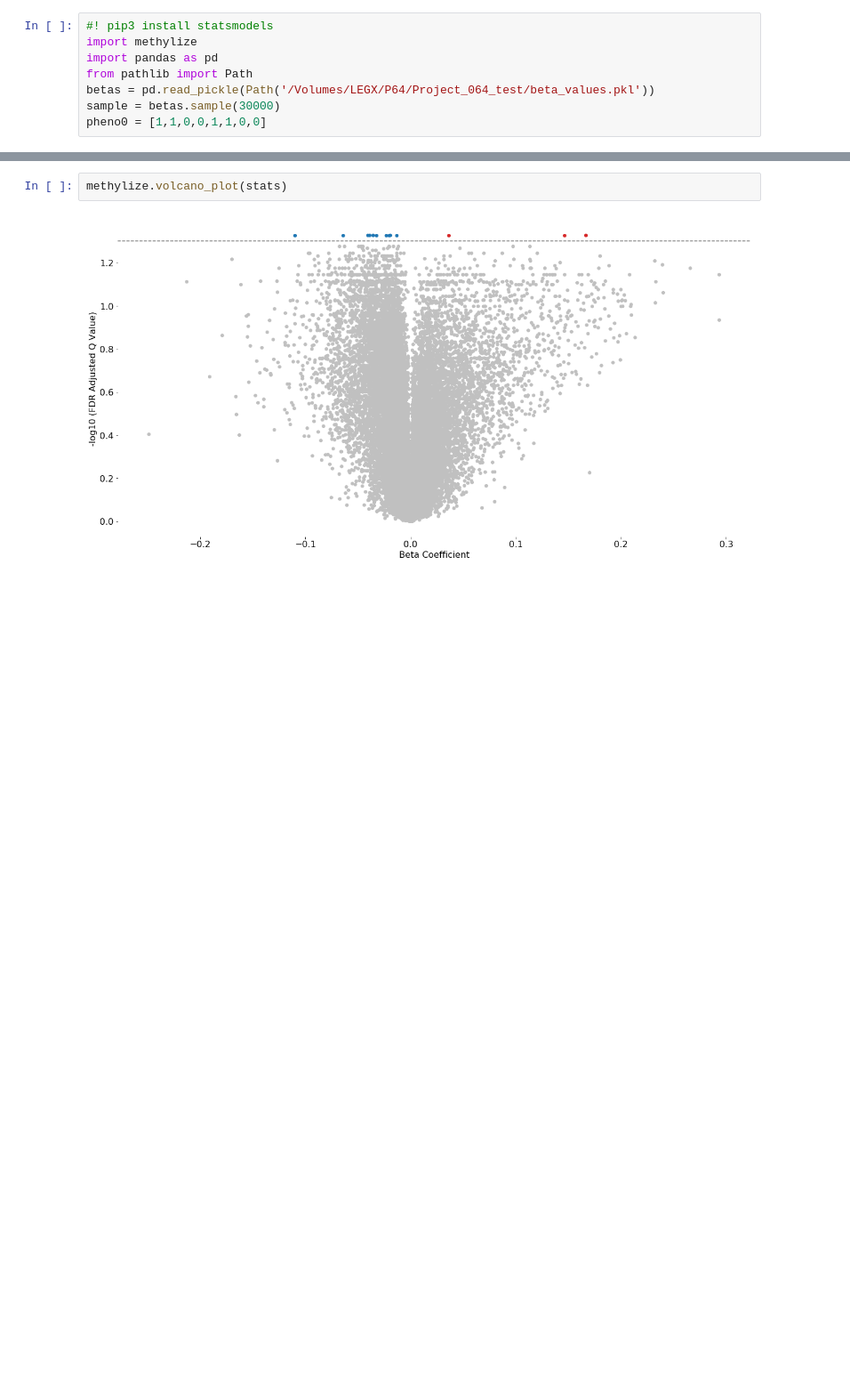
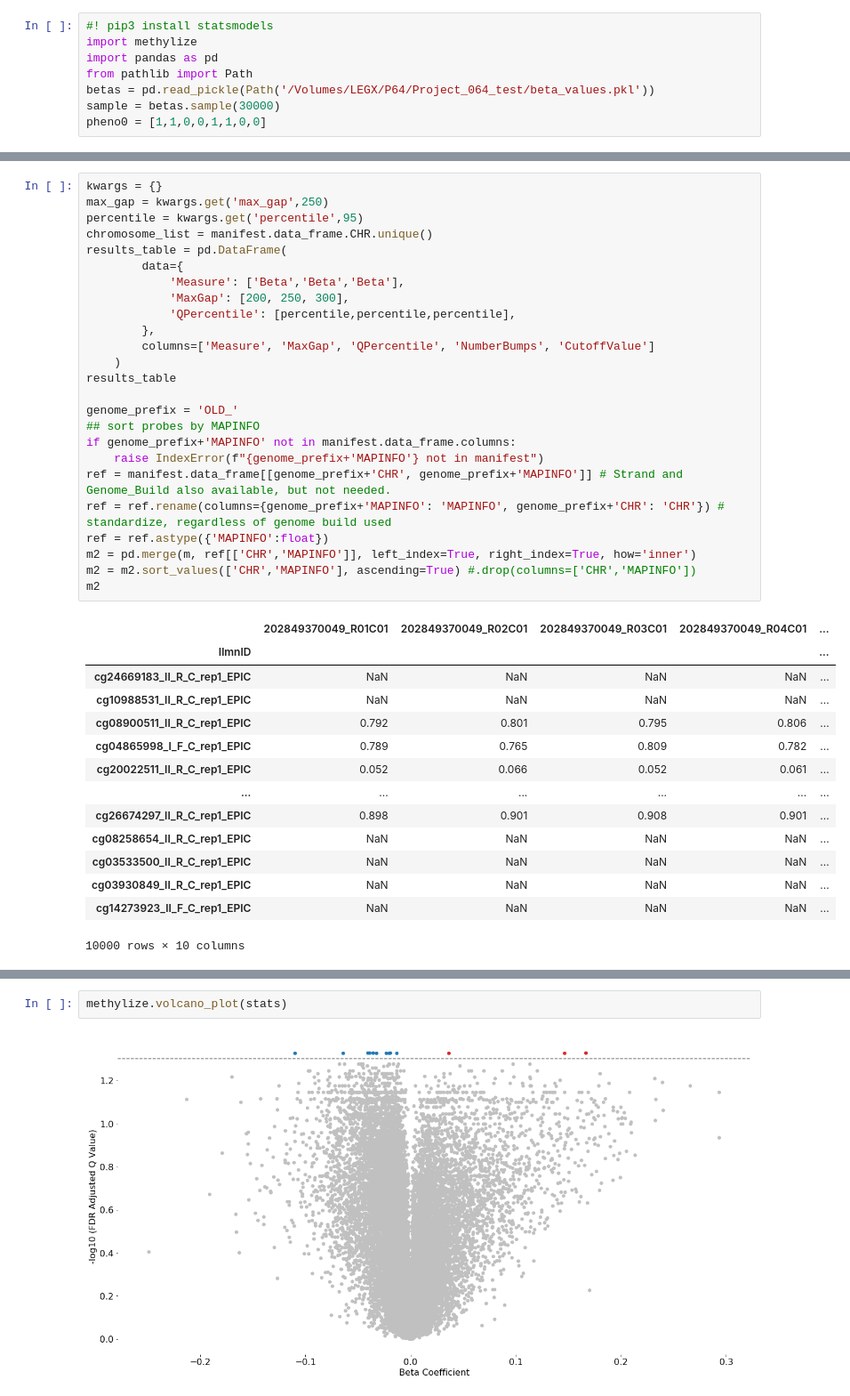
Before and after one commit to FoxoTech/methylize, a Jupyter notebook: docs/research_notebooks/methylize diff_meth_pos debugging-v0.9.8-2021-09-29.ipynb, the cells around one changed output, grey strips where cells are left out. Shown at 89% size. Cells and saved outputs as stored; diff of their text form; blank space fills up the shorter version.

```diff
--- a/docs/research_notebooks/methylize diff_meth_pos debugging-v0.9.8-2021-09-29.ipynb
+++ b/docs/research_notebooks/methylize diff_meth_pos debugging-v0.9.8-2021-09-29.ipynb
@@ -8,0 +21,40 @@ pheno0 = [1,1,0,0,1,1,0,0]
+# %%
+kwargs = {}
+max_gap = kwargs.get('max_gap',250)
+percentile = kwargs.get('percentile',95)
+chromosome_list = manifest.data_frame.CHR.unique()
+results_table = pd.DataFrame(
+        data={
+            'Measure': ['Beta','Beta','Beta'],
+            'MaxGap': [200, 250, 300],
+            'QPercentile': [percentile,percentile,percentile],
+        },
+        columns=['Measure', 'MaxGap', 'QPercentile', 'NumberBumps', 'CutoffValue']
+    )
+results_table
+
+genome_prefix = 'OLD_'
+## sort probes by MAPINFO
+if genome_prefix+'MAPINFO' not in manifest.data_frame.columns:
+    raise IndexError(f"{genome_prefix+'MAPINFO'} not in manifest")
+ref = manifest.data_frame[[genome_prefix+'CHR', genome_prefix+'MAPINFO']] # Strand and Genome_Build also available, but not needed.
+ref = ref.rename(columns={genome_prefix+'MAPINFO': 'MAPINFO', genome_prefix+'CHR': 'CHR'}) # standardize, regardless of genome build used
+ref = ref.astype({'MAPINFO':float})
+m2 = pd.merge(m, ref[['CHR','MAPINFO']], left_index=True, right_index=True, how='inner')
+m2 = m2.sort_values(['CHR','MAPINFO'], ascending=True) #.drop(columns=['CHR','MAPINFO'])
+m2
+# %% [output]
+|  | 202849370049_R01C01 | 202849370049_R02C01 | 202849370049_R03C01 | 202849370049_R04C01 | ... |
+| IlmnID |  |  |  |  | ... |
+| cg24669183_II_R_C_rep1_EPIC | NaN | NaN | NaN | NaN | ... |
+| cg10988531_II_R_C_rep1_EPIC | NaN | NaN | NaN | NaN | ... |
+| cg08900511_II_R_C_rep1_EPIC | 0.792 | 0.801 | 0.795 | 0.806 | ... |
+| cg04865998_I_F_C_rep1_EPIC | 0.789 | 0.765 | 0.809 | 0.782 | ... |
+| cg20022511_II_R_C_rep1_EPIC | 0.052 | 0.066 | 0.052 | 0.061 | ... |
+| ... | ... | ... | ... | ... | ... |
+| cg26674297_II_R_C_rep1_EPIC | 0.898 | 0.901 | 0.908 | 0.901 | ... |
+| cg08258654_II_R_C_rep1_EPIC | NaN | NaN | NaN | NaN | ... |
+| cg03533500_II_R_C_rep1_EPIC | NaN | NaN | NaN | NaN | ... |
+| cg03930849_II_R_C_rep1_EPIC | NaN | NaN | NaN | NaN | ... |
+| cg14273923_II_F_C_rep1_EPIC | NaN | NaN | NaN | NaN | ... |
+10000 rows × 10 columns
```
Also changed, not shown: parts of 8 cells of this notebook, 6 other files.
